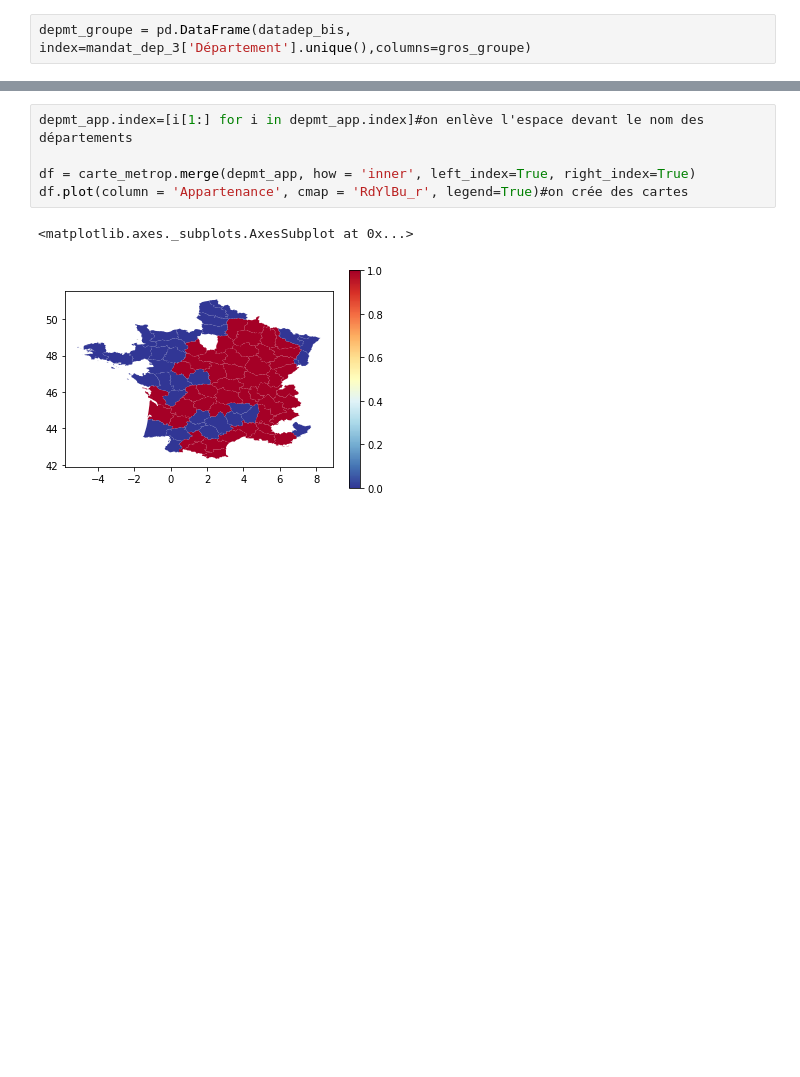
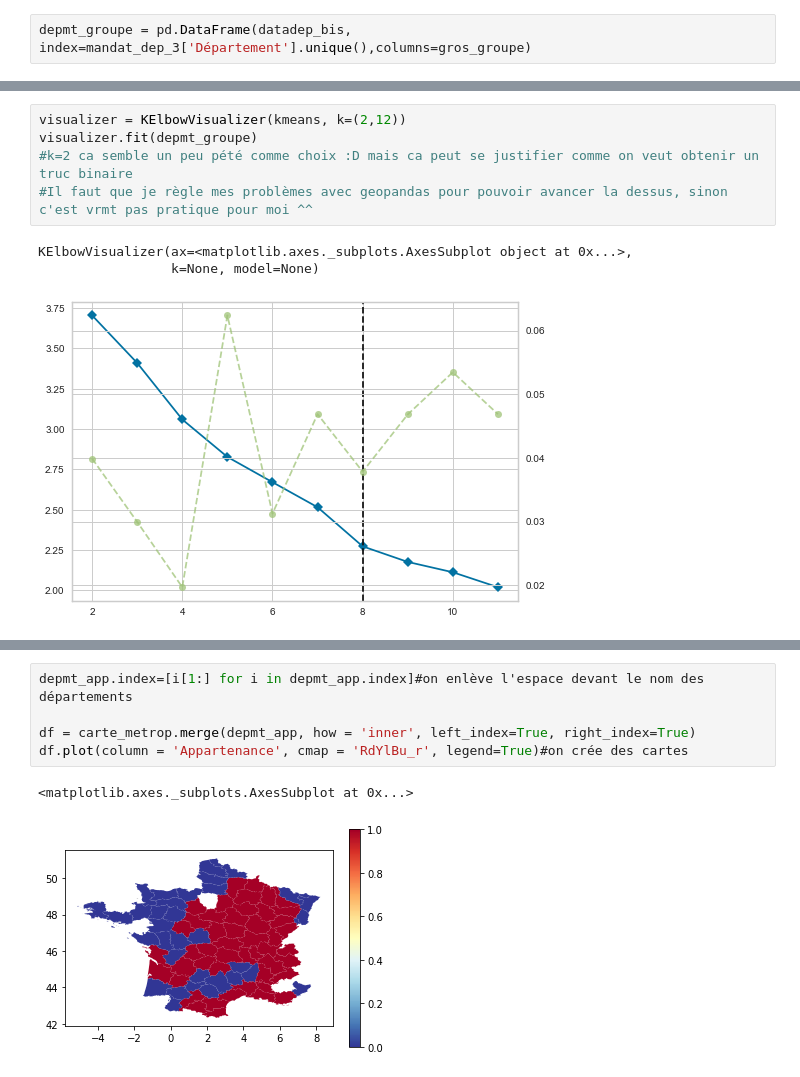
Before and after one commit to dusylvain/Projet-Python-deputes, a Jupyter notebook: clustering.ipynb, the cells around one changed output, grey strips where cells are left out. Cells and saved outputs as stored; diff of their text form; blank space fills up the shorter version.

```diff
--- a/clustering.ipynb
+++ b/clustering.ipynb
@@ -65,3 +77,12 @@ dist_centre.mean()#les départements sont en moyenne plus proches d'un centre qu
+# %%
+visualizer = KElbowVisualizer(kmeans, k=(2,12))
+visualizer.fit(depmt_groupe)
+#k=2 ca semble un peu pété comme choix :D mais ca peut se justifier comme on veut obtenir un truc binaire
+#Il faut que je règle mes problèmes avec geopandas pour pouvoir avancer la dessus, sinon c'est vrmt pas pratique pour moi ^^
+# %% [output]
+KElbowVisualizer(ax=<matplotlib.axes._subplots.AxesSubplot object at 0x...>,
+                 k=None, model=None)
+[figure, added]
 # %%
 #récupération d'une carte des départements français
 import requests
```
Also changed, not shown: parts of 7 cells of this notebook.
